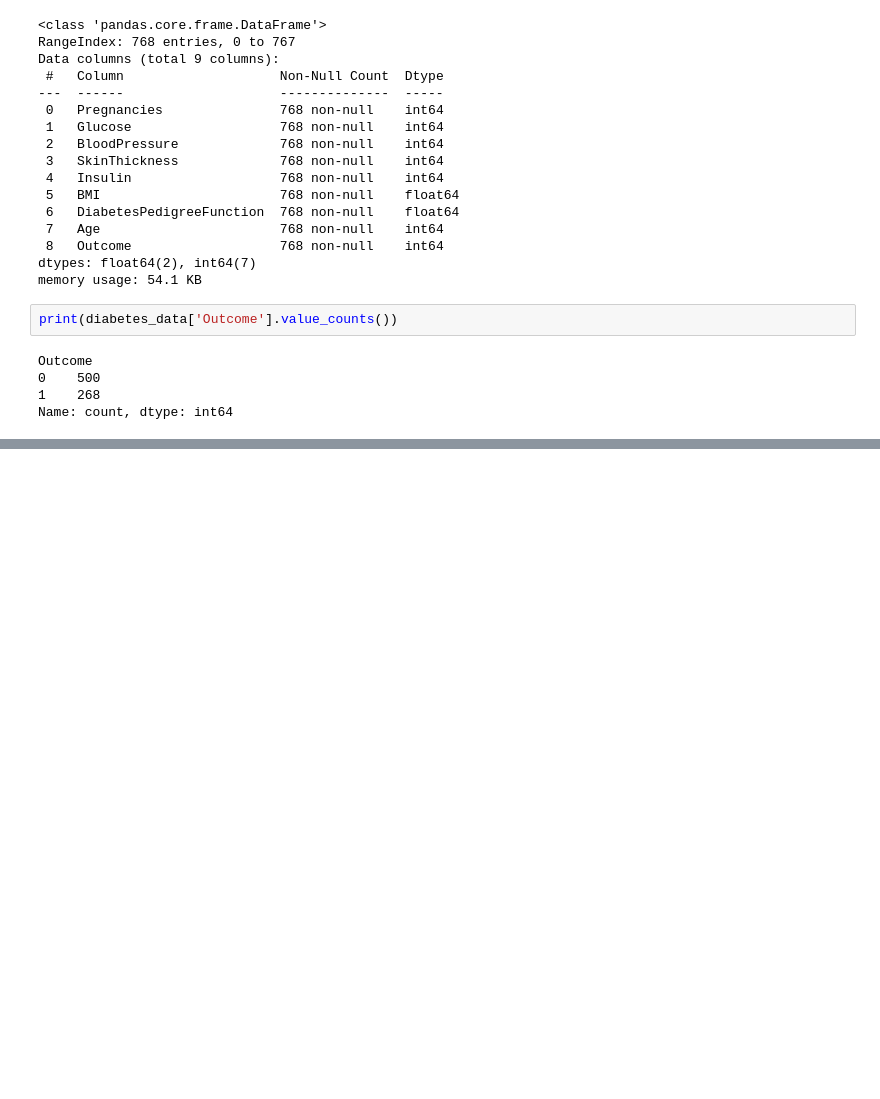
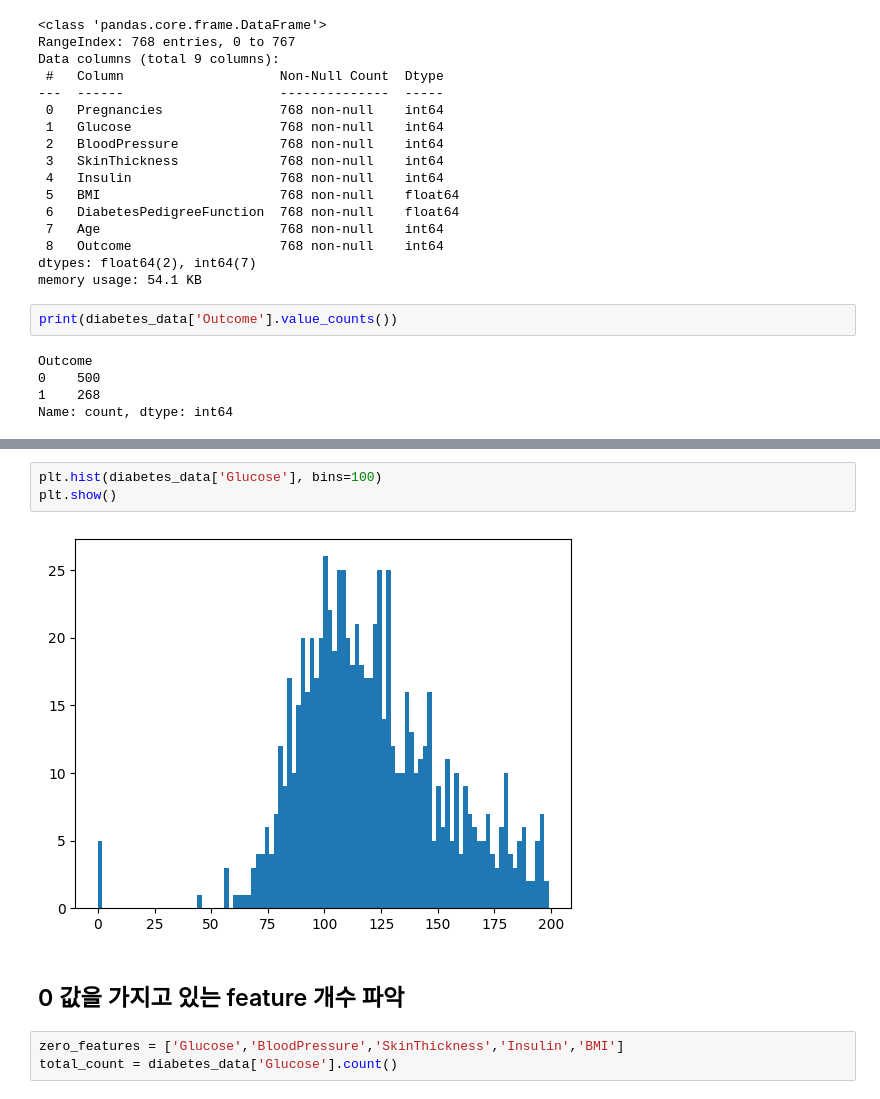
Before and after one commit to SCUTUM98/MachineLearning_Class, a Jupyter notebook: 0616_당뇨병예측.ipynb, the cells around one changed output, grey strips where cells are left out. Saved outputs shown, nothing was run; the diff lists cells and outputs as text; blank space fills up the shorter version.

```diff
--- a/0616_당뇨병예측.ipynb
+++ b/0616_당뇨병예측.ipynb
@@ -47,0 +125,10 @@ Name: count, dtype: int64
+# %%
+plt.hist(diabetes_data['Glucose'], bins=100)
+plt.show()
+# %% [output]
+[figure, added]
+# %% [markdown]
+## 0 값을 가지고 있는 feature 개수 파악
+# %%
+zero_features = ['Glucose','BloodPressure','SkinThickness','Insulin','BMI']
+total_count = diabetes_data['Glucose'].count()
```
Also changed, not shown: parts of 13 cells of this notebook.
